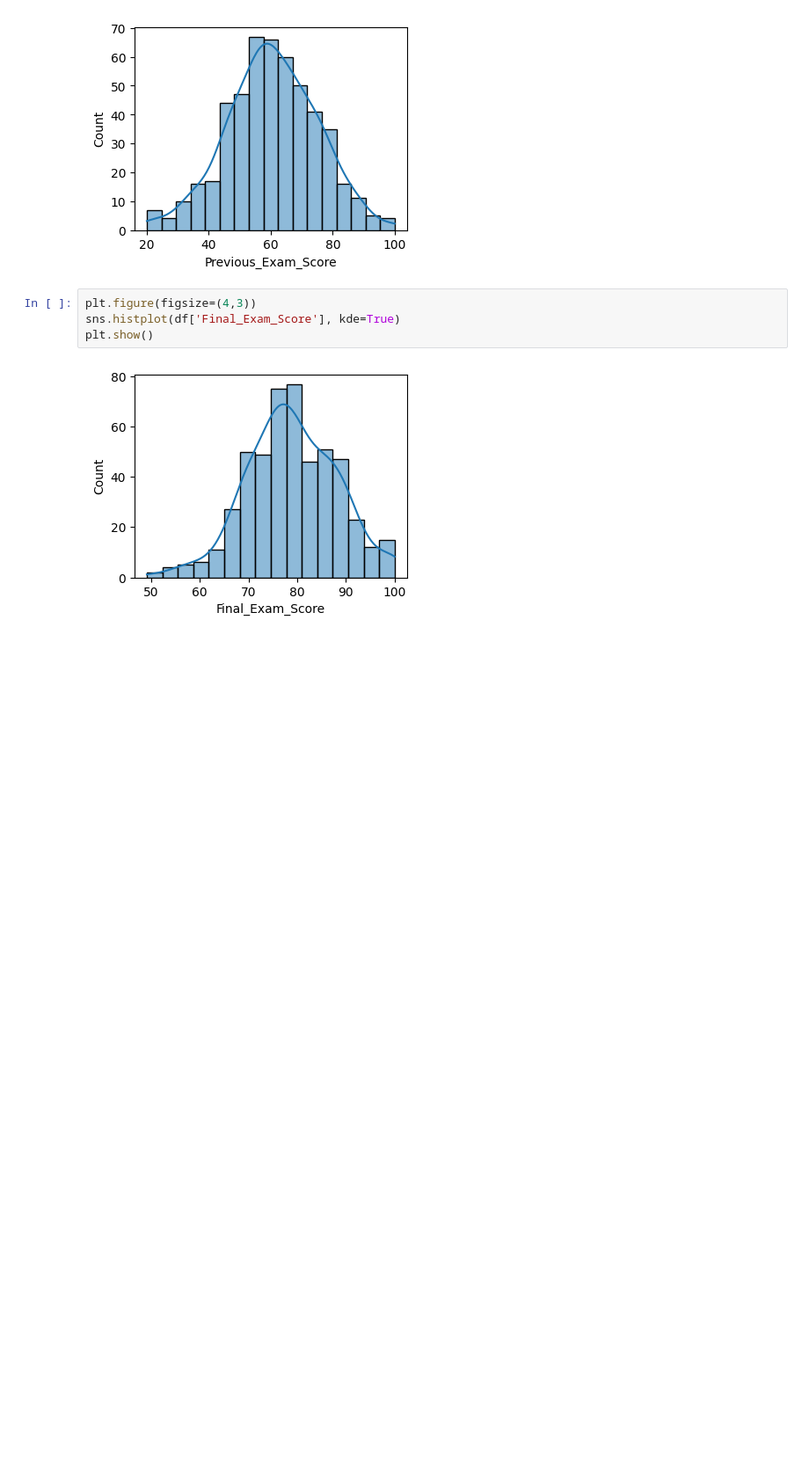
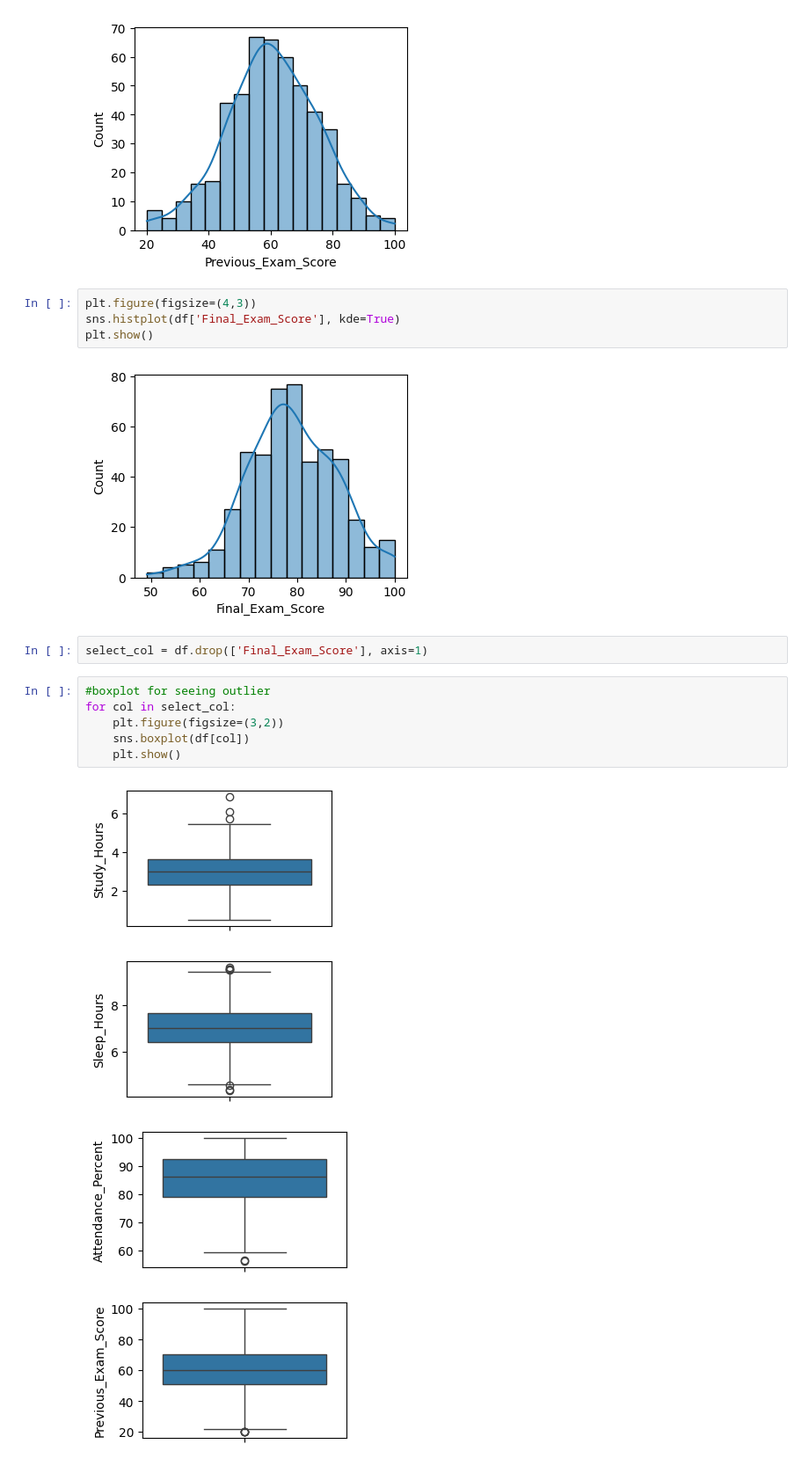
Before and after one commit to Md-Maruf-1727/Machine-Learning-Algorithms, a Jupyter notebook: Gradient Descent/Practices/practice_1.ipynb, the cells around one changed output. Shown at 88% size. Cells and saved outputs as stored; diff of their text form; blank space fills up the shorter version.

```diff
--- a/Gradient Descent/Practices/practice_1.ipynb
+++ b/Gradient Descent/Practices/practice_1.ipynb
@@ -137,3 +137,16 @@ sns.histplot(df['Final_Exam_Score'], kde=True)
 plt.show()
 # %% [output]
 [figure]
+# %%
+select_col = df.drop(['Final_Exam_Score'], axis=1)
+# %%
+#boxplot for seeing outlier
+for col in select_col:
+    plt.figure(figsize=(3,2))
+    sns.boxplot(df[col])
+    plt.show()
+# %% [output]
+[figure, added]
+[figure, added]
+[figure, added]
+[figure, added]
```
Also changed, not shown: parts of 2 cells of this notebook.
